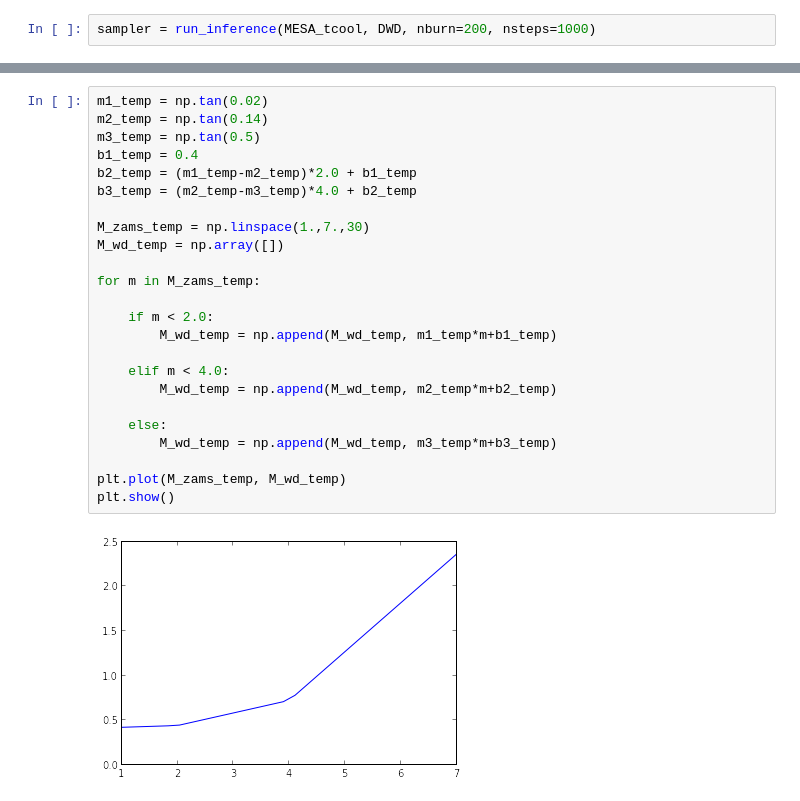
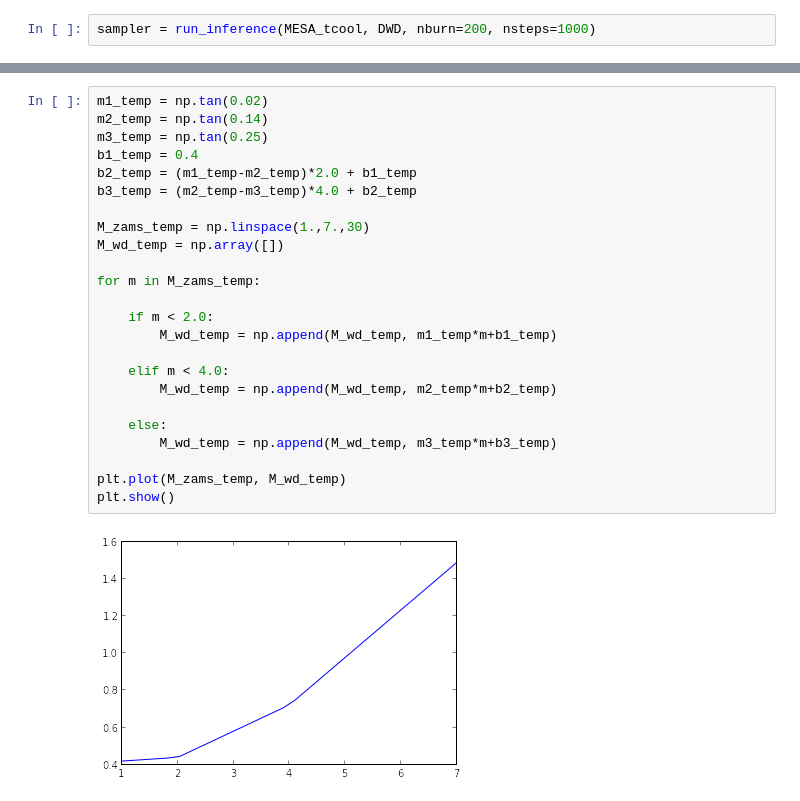
Before and after one commit to astroJeff/separated-at-birth, a Jupyter notebook: notebooks/IFMR.ipynb, the cells around one changed output, grey strips where cells are left out. Saved outputs shown, nothing was run; the diff lists cells and outputs as text.

```diff
--- a/notebooks/IFMR.ipynb
+++ b/notebooks/IFMR.ipynb
@@ -198,29 +216,29 @@ fig = triangle.corner(sampler.flatchain, labels=labels)
 # %%
 m1_temp = np.tan(0.02)
 m2_temp = np.tan(0.14)
-m3_temp = np.tan(0.5)
+m3_temp = np.tan(0.25)
 b1_temp = 0.4
 b2_temp = (m1_temp-m2_temp)*2.0 + b1_temp
 b3_temp = (m2_temp-m3_temp)*4.0 + b2_temp
 
 M_zams_temp = np.linspace(1.,7.,30)
 M_wd_temp = np.array([])
 
 for m in M_zams_temp:
 
     if m < 2.0:
         M_wd_temp = np.append(M_wd_temp, m1_temp*m+b1_temp)
 
     elif m < 4.0:
         M_wd_temp = np.append(M_wd_temp, m2_temp*m+b2_temp)
 
     else:
         M_wd_temp = np.append(M_wd_temp, m3_temp*m+b3_temp)
 
 plt.plot(M_zams_temp, M_wd_temp)
 plt.show()
 # %% [output]
-[figure, old version]
+[figure, new version]
 # %%
 
 ptemp = np.zeros(4)
```
Also changed, not shown: parts of 4 cells of this notebook, 1 other file.
